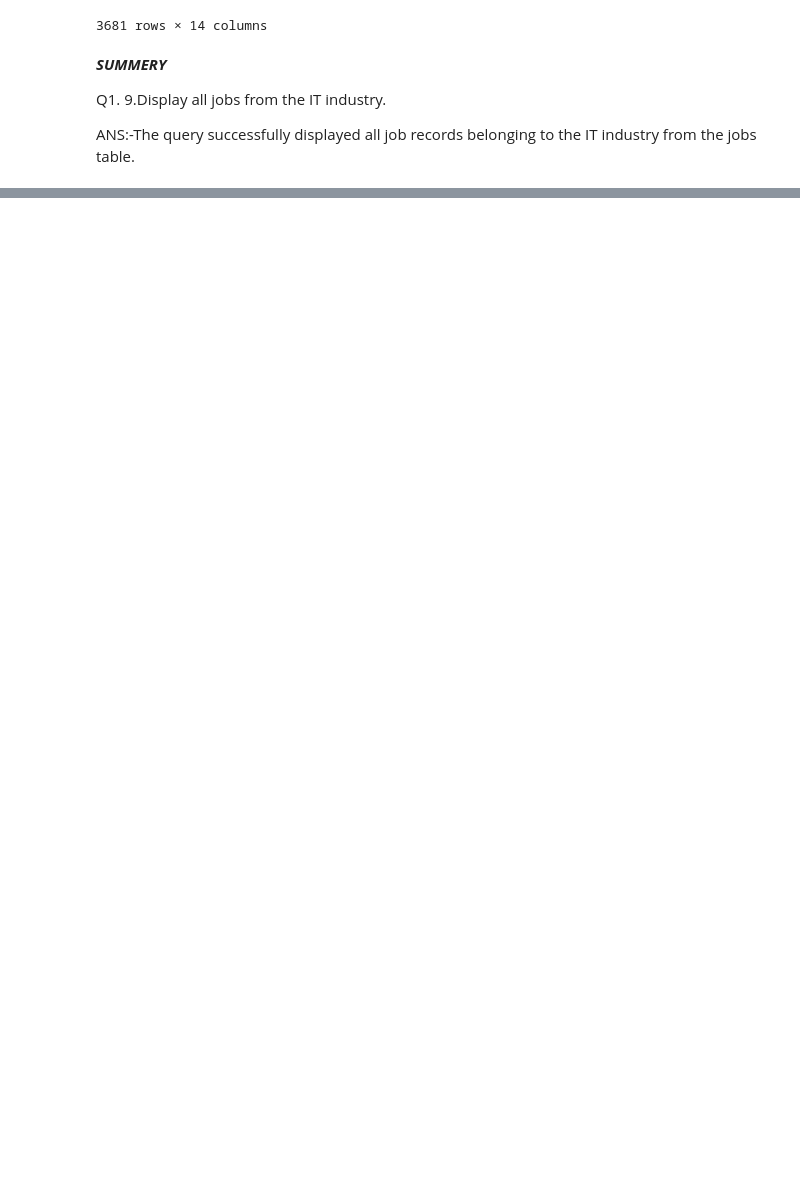
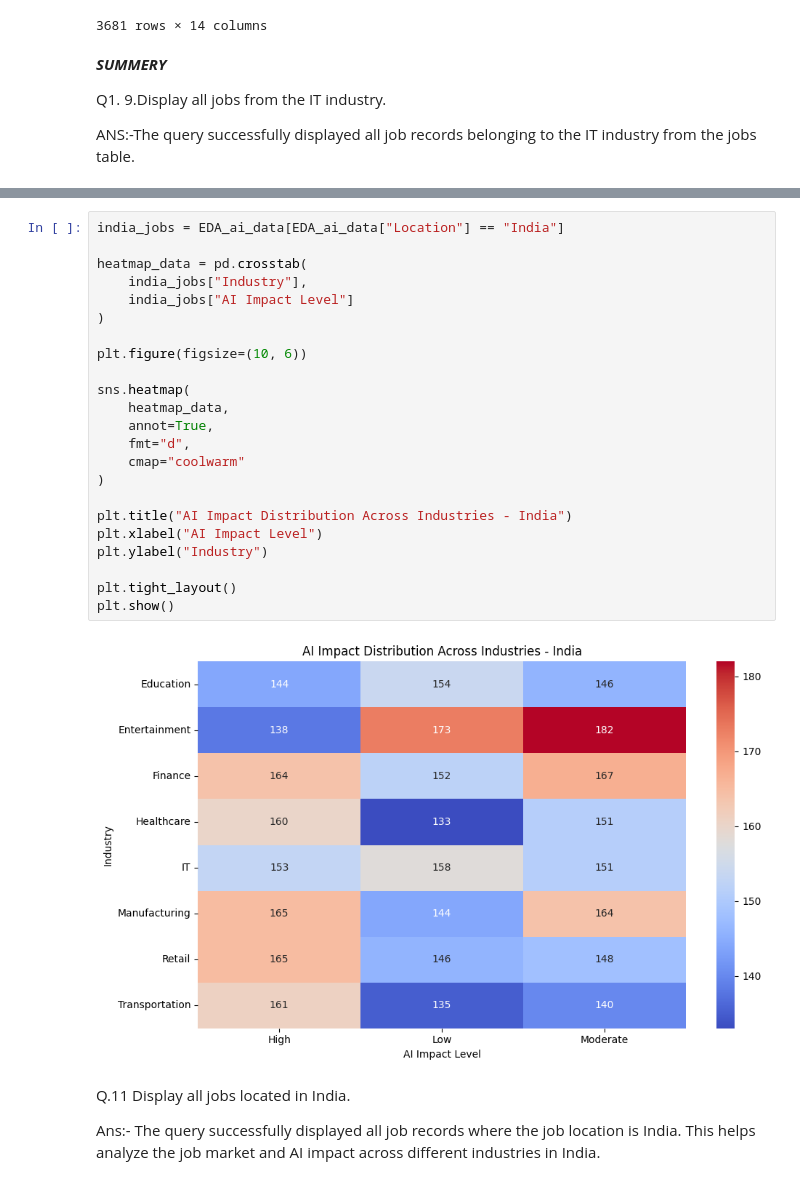
Before and after one commit to AJ0043/AI-Future-of-Jobs-Intelligence-Platform, a Jupyter notebook: AI_Adoption_&_Growth_Analysis.ipynb, the cells around one changed output, grey strips where cells are left out. Saved outputs shown, nothing was run; the diff lists cells and outputs as text; blank space fills up the shorter version.

```diff
--- a/AI_Adoption_&_Growth_Analysis.ipynb
+++ b/AI_Adoption_&_Growth_Analysis.ipynb
@@ -3084,0 +3178,29 @@ plt.show()
+# %%
+india_jobs = EDA_ai_data[EDA_ai_data["Location"] == "India"]
+
+heatmap_data = pd.crosstab(
+    india_jobs["Industry"],
+    india_jobs["AI Impact Level"]
+)
+
+plt.figure(figsize=(10, 6))
+
+sns.heatmap(
+    heatmap_data,
+    annot=True,
+    fmt="d",
+    cmap="coolwarm"
+)
+
+plt.title("AI Impact Distribution Across Industries - India")
+plt.xlabel("AI Impact Level")
+plt.ylabel("Industry")
+
+plt.tight_layout()
+plt.show()
+# %% [output]
+[figure, added]
+# %% [markdown]
+Q.11 Display all jobs located in India.
+
+Ans:- The query successfully displayed all job records where the job location is India. This helps analyze the job market and AI impact across different industries in India.
```
Also changed, not shown: parts of 20 cells of this notebook.
